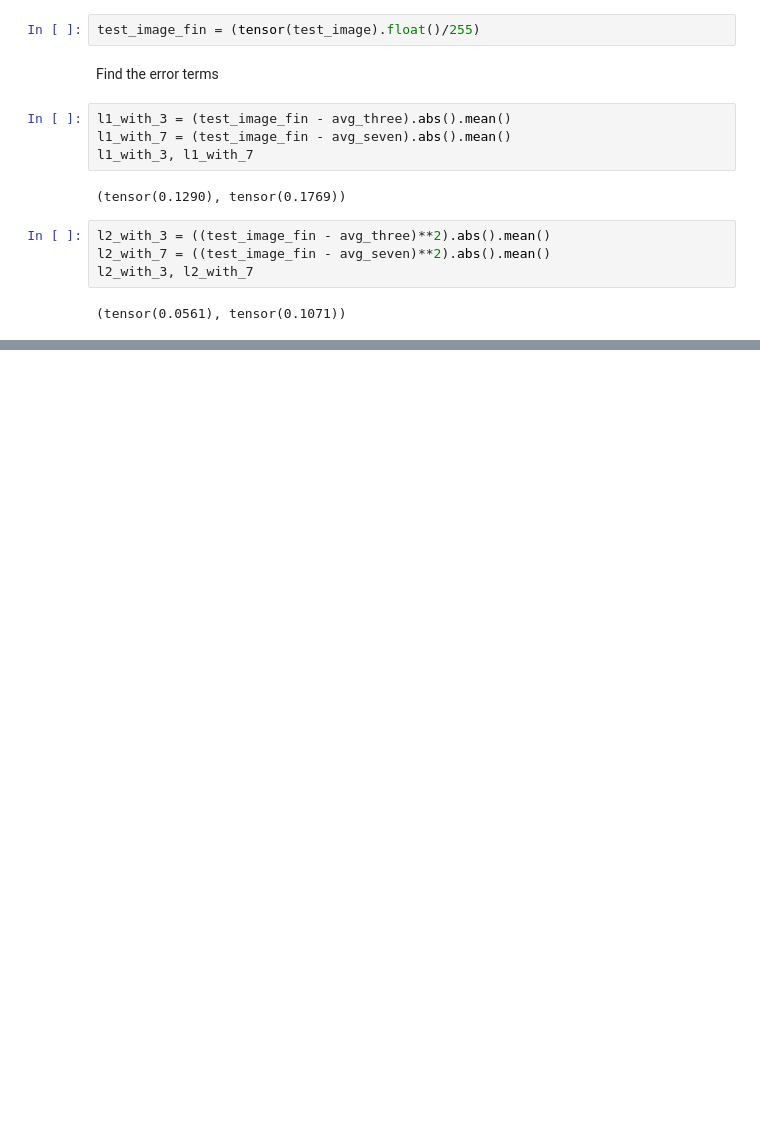
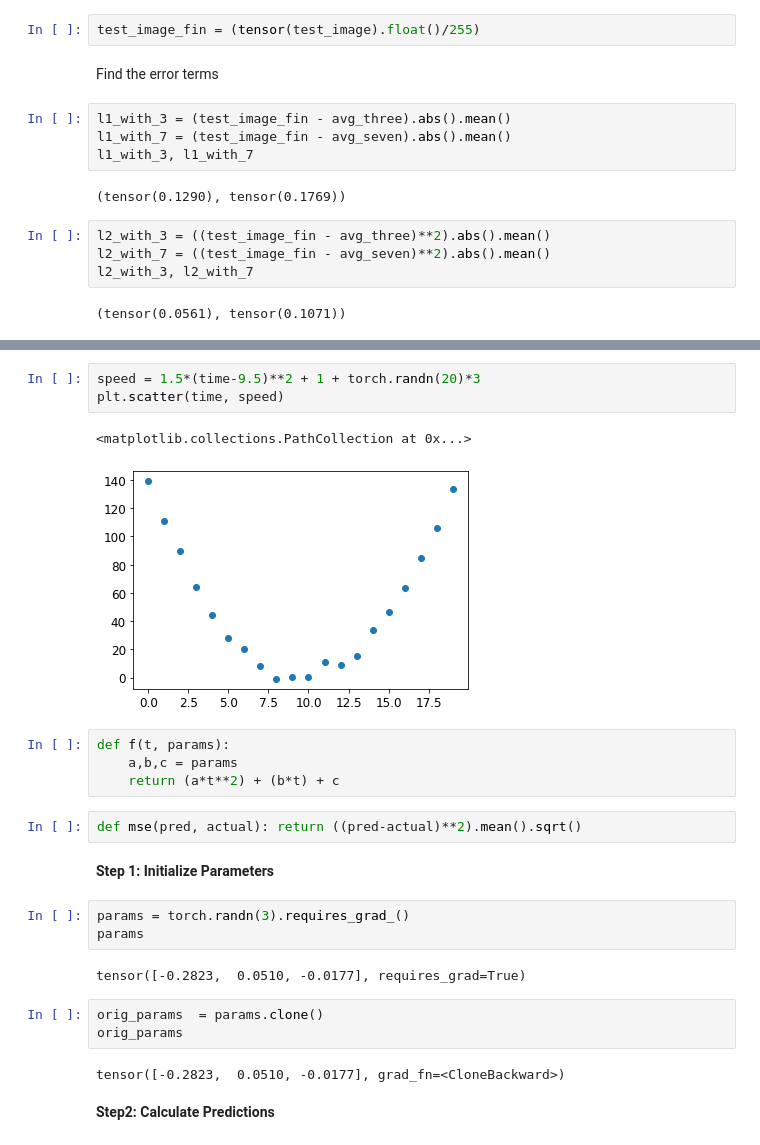
Before and after one commit to harsh1kumar/learning, a Jupyter notebook: fastai/03_mnist.ipynb, the cells around one changed output, grey strips where cells are left out. Drawn from its saved outputs; the diff is of its cells as text; blank space fills up the shorter version.

```diff
--- a/fastai/03_mnist.ipynb
+++ b/fastai/03_mnist.ipynb
@@ -147,0 +239,26 @@ l2_with_3, l2_with_7
+# %%
+speed = 1.5*(time-9.5)**2 + 1 + torch.randn(20)*3
+plt.scatter(time, speed)
+# %% [output]
+<matplotlib.collections.PathCollection at 0x...>
+[figure, added]
+# %%
+def f(t, params):
+    a,b,c = params
+    return (a*t**2) + (b*t) + c
+# %%
+def mse(pred, actual): return ((pred-actual)**2).mean().sqrt()
+# %% [markdown]
+**Step 1: Initialize Parameters**
+# %%
+params = torch.randn(3).requires_grad_()
+params
+# %% [output]
+tensor([-0.2823,  0.0510, -0.0177], requires_grad=True)
+# %%
+orig_params  = params.clone()
+orig_params
+# %% [output]
+tensor([-0.2823,  0.0510, -0.0177], grad_fn=<CloneBackward>)
+# %% [markdown]
+**Step2: Calculate Predictions**
```
Also changed, not shown: parts of 39 cells of this notebook.
